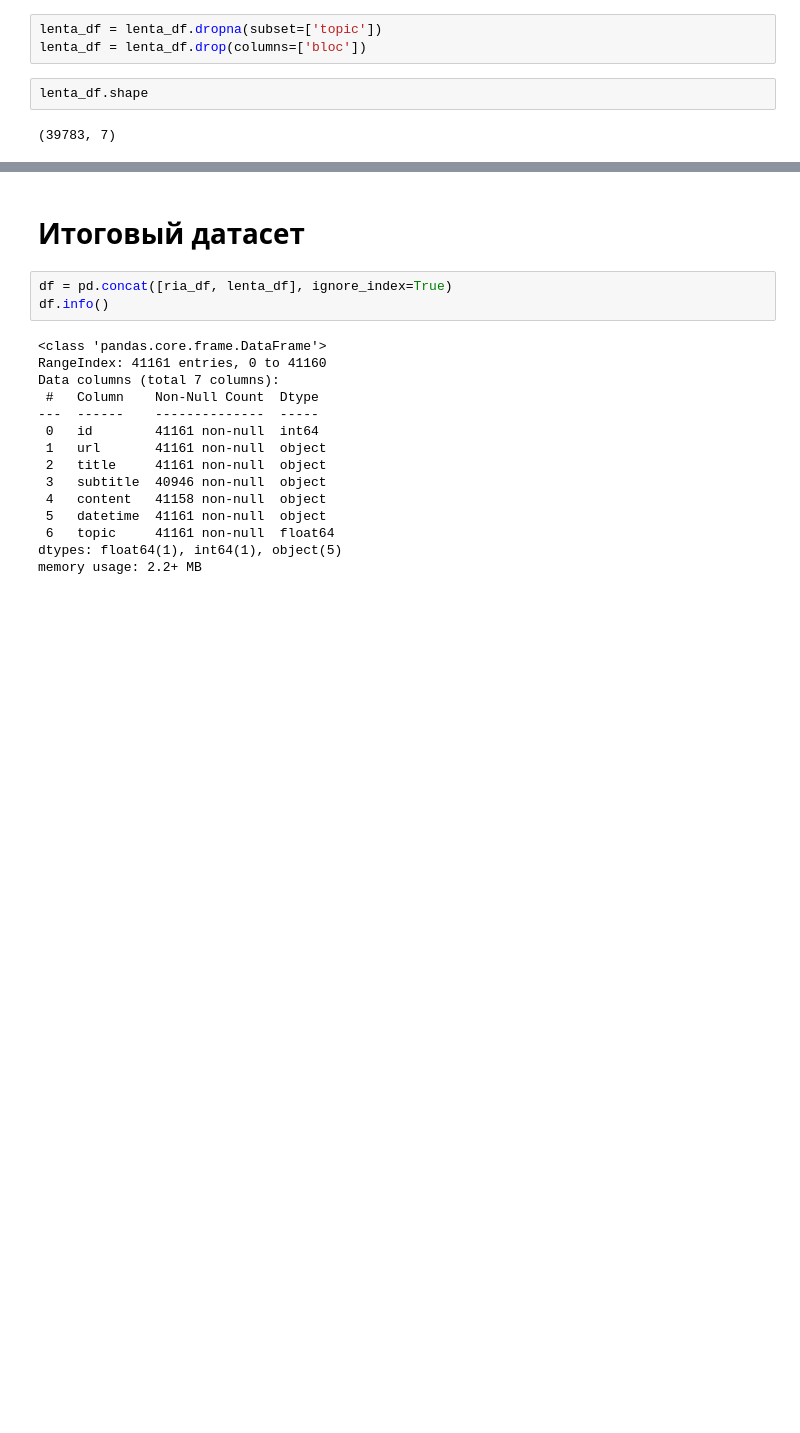
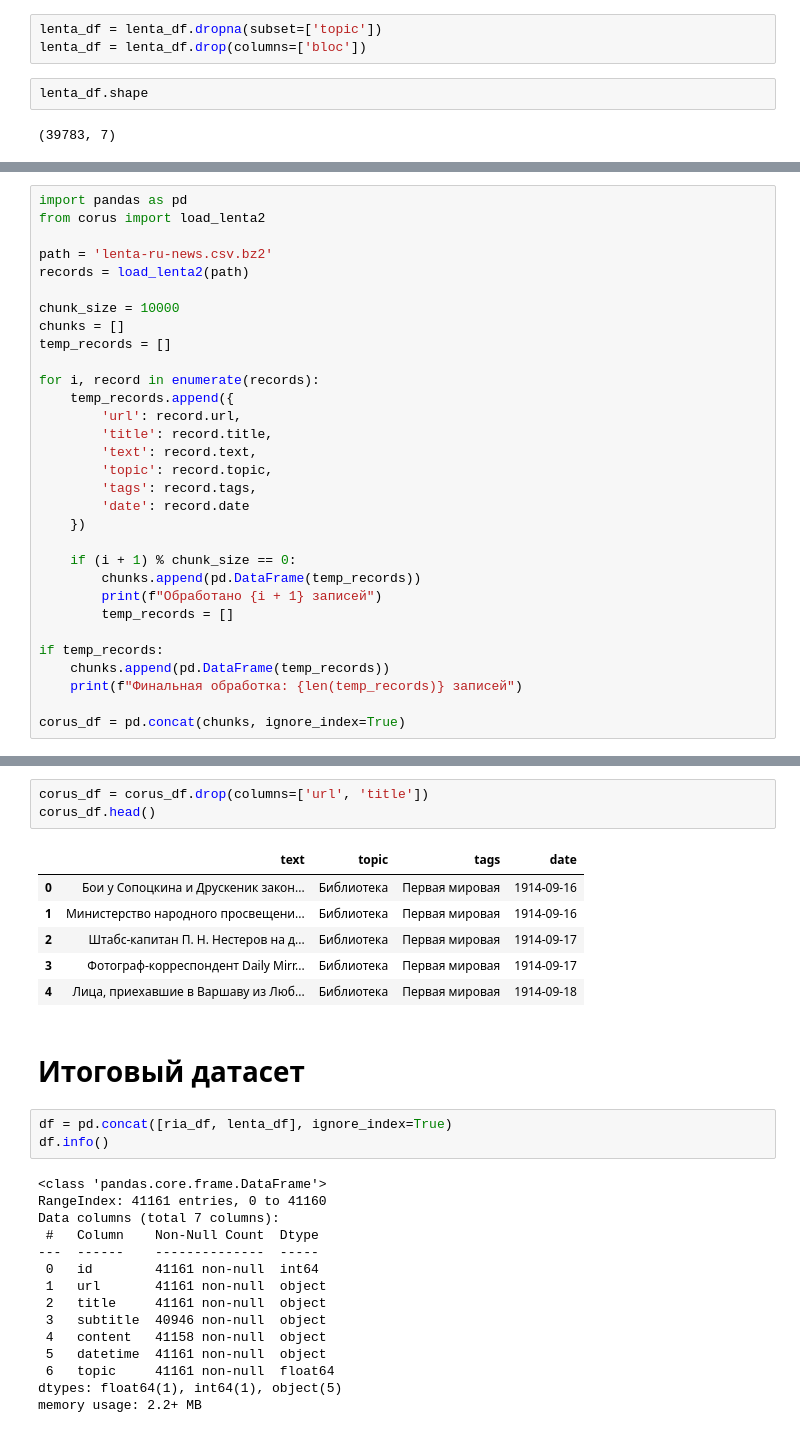
Before and after one commit to notglebatall/article-classifier, a Jupyter notebook: Parsing.ipynb, the cells around one changed output, grey strips where cells are left out. Saved outputs shown, nothing was run; the diff lists cells and outputs as text; blank space fills up the shorter version.

```diff
--- a/Parsing.ipynb
+++ b/Parsing.ipynb
@@ -570,0 +574,31 @@ lenta_df.shape
+# %%
+import pandas as pd
+from corus import load_lenta2
+
+path = 'lenta-ru-news.csv.bz2'
+records = load_lenta2(path)
+
+chunk_size = 10000
+chunks = []
+temp_records = []
+
+for i, record in enumerate(records):
+    temp_records.append({
+        'url': record.url,
+        'title': record.title,
+        'text': record.text,
+        'topic': record.topic,
+        'tags': record.tags,
+        'date': record.date
+    })
+
+    if (i + 1) % chunk_size == 0:
+        chunks.append(pd.DataFrame(temp_records))
+        print(f"Обработано {i + 1} записей")
+        temp_records = []
+
+if temp_records:
+    chunks.append(pd.DataFrame(temp_records))
+    print(f"Финальная обработка: {len(temp_records)} записей")
+
+corus_df = pd.concat(chunks, ignore_index=True)
@@ -571,3 +644,13 @@ lenta_df.shape
+# %%
+corus_df = corus_df.drop(columns=['url', 'title'])
+corus_df.head()
+# %% [output]
+|  | text | topic | tags | date |
+| 0 | Бои у Сопоцкина и Друскеник закон... | Библиотека | Первая мировая | 1914-09-16 |
+| 1 | Министерство народного просвещени... | Библиотека | Первая мировая | 1914-09-16 |
+| 2 | Штабс-капитан П. Н. Нестеров на д... | Библиотека | Первая мировая | 1914-09-17 |
+| 3 | Фотограф-корреспондент Daily Mirr... | Библиотека | Первая мировая | 1914-09-17 |
+| 4 | Лица, приехавшие в Варшаву из Люб... | Библиотека | Первая мировая | 1914-09-18 |
 # %% [markdown]
 # Итоговый датасет
 # %%
```
Also changed, not shown: parts of 6 cells of this notebook.
